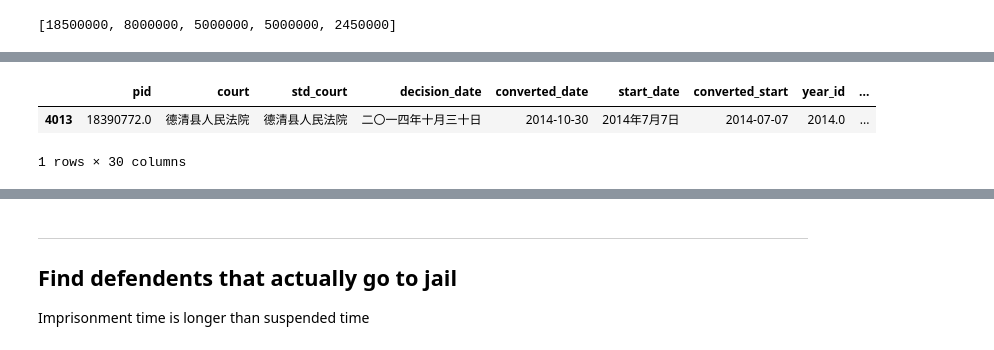
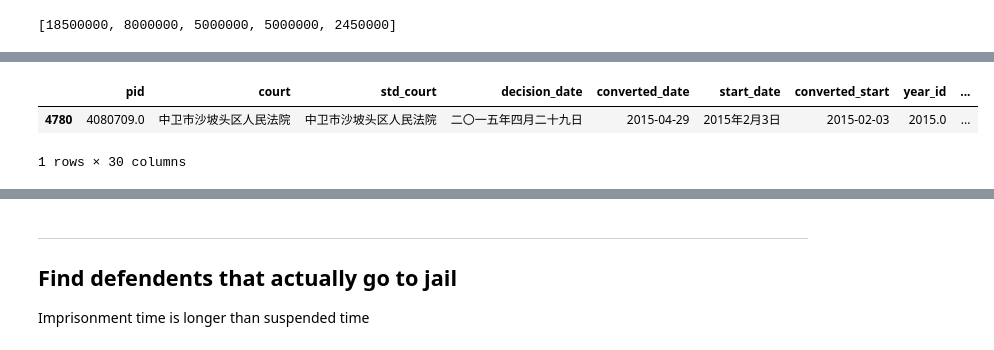
Before and after one commit to Yibin-Li/Law-Parser, a Jupyter notebook: Parsing Result Table.ipynb, the cells around one changed output, grey strips where cells are left out. Drawn from its saved outputs; the diff is of its cells as text; code cells hidden in the pictures.

```diff
--- a/Parsing Result Table.ipynb
+++ b/Parsing Result Table.ipynb
@@ -627,10 +627,10 @@ top_5_decision
 # %%
 pollution_df = pd.read_csv("pollution_data/pollution_original_parsed_utf-8.csv")
 
-row = pollution_df.where(pollution_df['pid'] == 18390772).dropna()
+row = pollution_df.where(pollution_df['pid'] == 4080709).dropna()
 row
 # %% [output]
 |  | pid | court | std_court | decision_date | converted_date | start_date | converted_start | year_id | ... |
-| 4013 | 18390772.0 | 德清县人民法院 | 德清县人民法院 | 二〇一四年十月三十日 | 2014-10-30 | 2014年7月7日 | 2014-07-07 | 2014.0 | ... |
+| 4780 | 4080709.0 | 中卫市沙坡头区人民法院 | 中卫市沙坡头区人民法院 | 二〇一五年四月二十九日 | 2015-04-29 | 2015年2月3日 | 2015-02-03 | 2015.0 | ... |
 1 rows × 30 columns
 # %%
```
Also changed, not shown: parts of 7 cells of this notebook.
